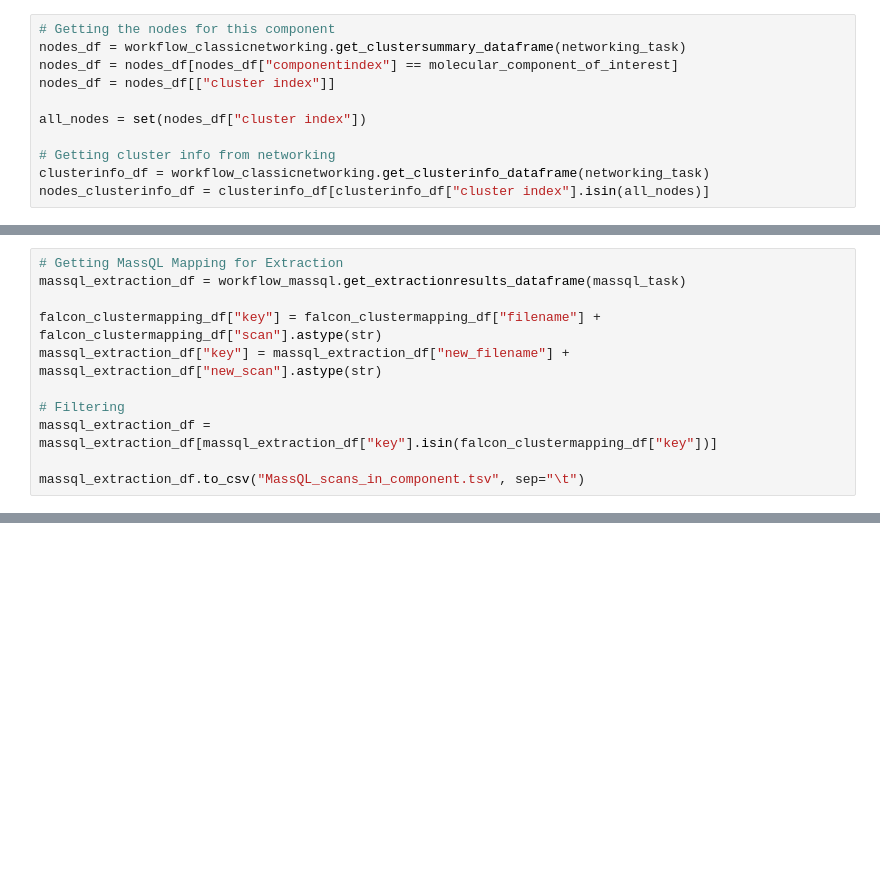
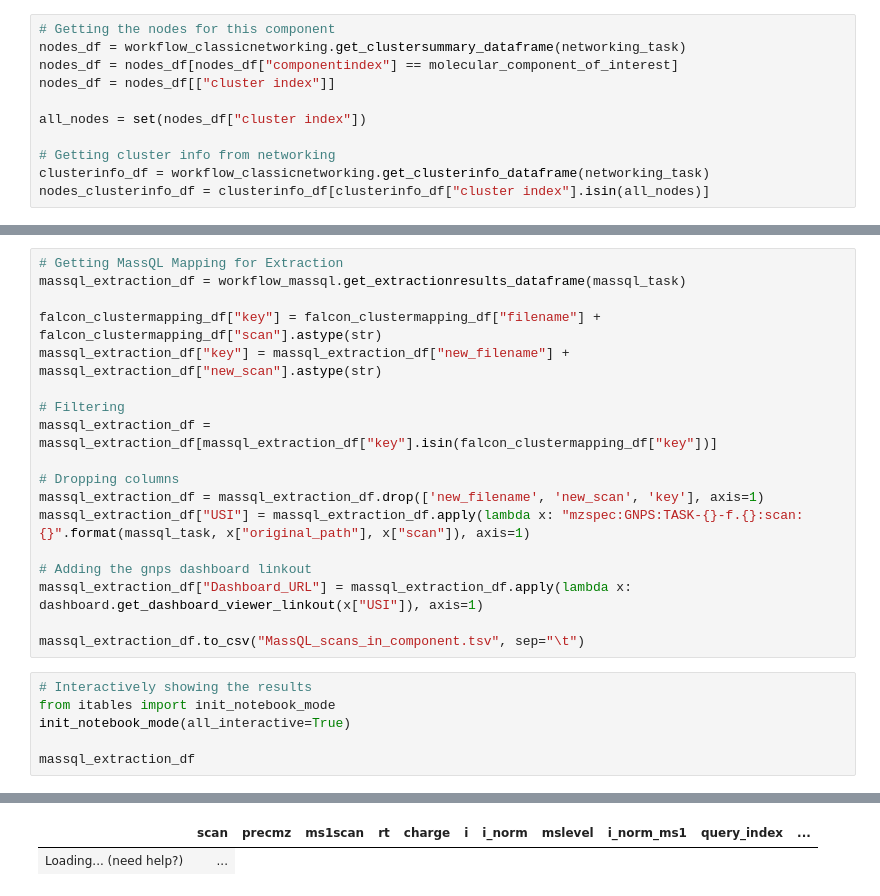
Before and after one commit to Wang-Bioinformatics-Lab/MassQL_Networking_Connection_Notebook, a Jupyter notebook: src/jupyternotebook.ipynb, the cells around one changed output, grey strips where cells are left out. Drawn from its saved outputs; the diff is of its cells as text; blank space fills up the shorter version.

Commit message:
updating notebooks to interactively show results

```diff
--- a/src/jupyternotebook.ipynb
+++ b/src/jupyternotebook.ipynb
@@ -52,4 +39,18 @@ massql_extraction_df["key"] = massql_extraction_df["new_filename"] + massql_extr
 # Filtering
 massql_extraction_df = massql_extraction_df[massql_extraction_df["key"].isin(falcon_clustermapping_df["key"])]
 
+# Dropping columns
+massql_extraction_df = massql_extraction_df.drop(['new_filename', 'new_scan', 'key'], axis=1)
+massql_extraction_df["USI"] = massql_extraction_df.apply(lambda x: "mzspec:GNPS:TASK-{}-f.{}:scan:{}".format(massql_task, x["original_path"], x["scan"]), axis=1)
+
+# Adding the gnps dashboard linkout
+massql_extraction_df["Dashboard_URL"] = massql_extraction_df.apply(lambda x: dashboard.get_dashboard_viewer_linkout(x["USI"]), axis=1)
+
 massql_extraction_df.to_csv("MassQL_scans_in_component.tsv", sep="\t")
+# %%
+# Interactively showing the results
+from itables import init_notebook_mode
+init_notebook_mode(all_interactive=True)
+
+massql_extraction_df
+# %% [output]
@@ -55,0 +59,2 @@ massql_extraction_df.to_csv("MassQL_scans_in_component.tsv", sep="\t")
+|  | scan | precmz | ms1scan | rt | charge | i | i_norm | mslevel | i_norm_ms1 | query_index | ... |
+| Loading... (need help?) | ... |
```
Also changed, not shown: parts of 3 cells of this notebook, 2 other files.
